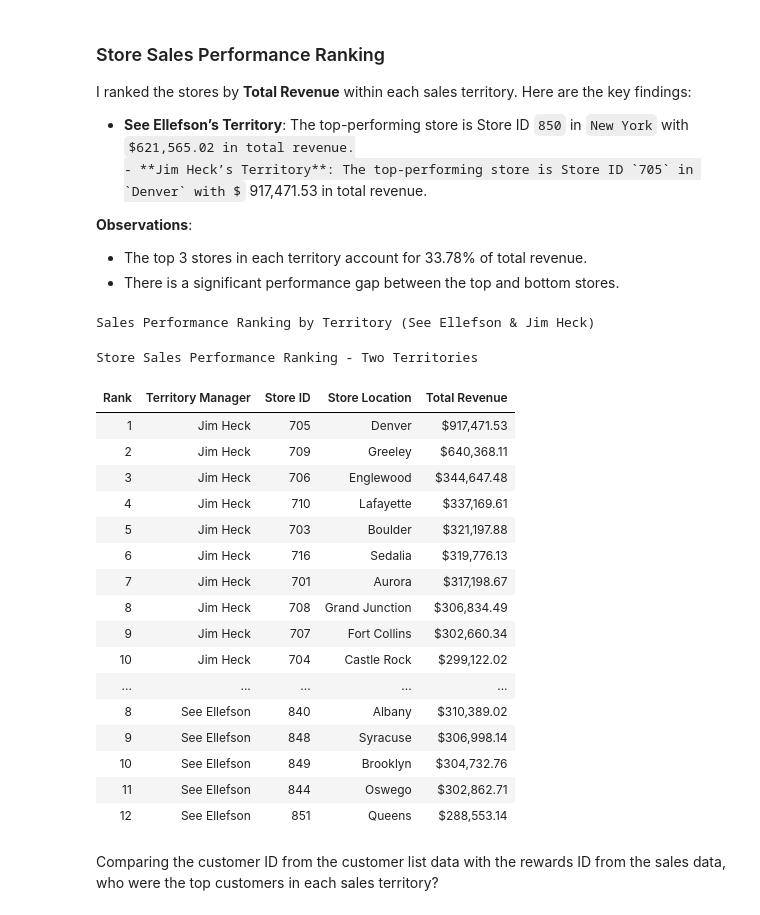
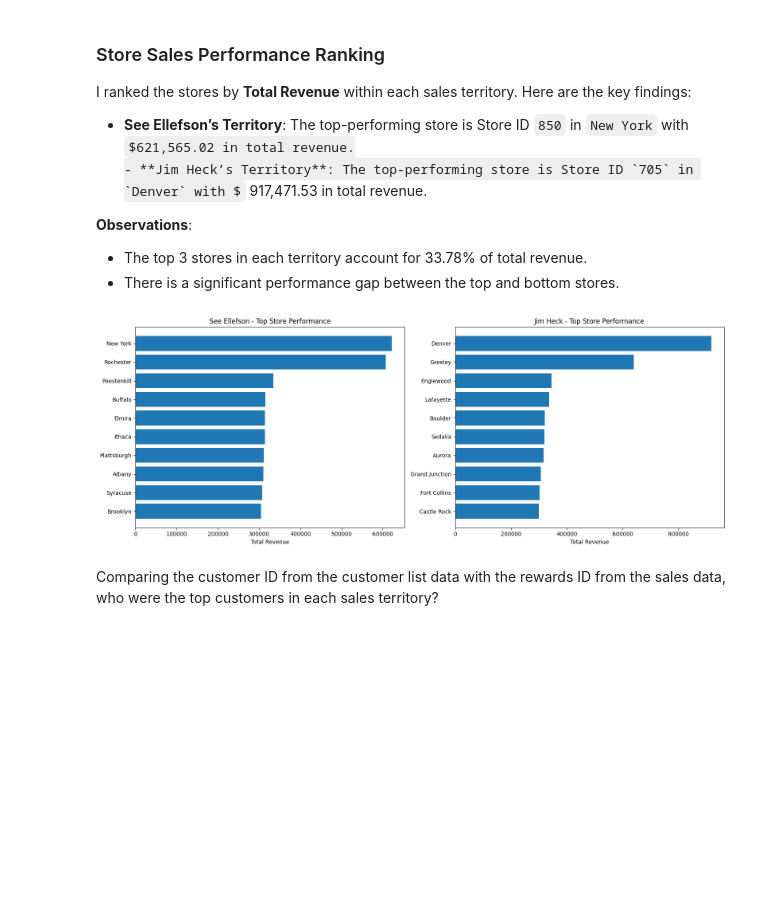
Before and after one commit to JimmyJuare/Capstone_2, a Jupyter notebook: Ellefson_sales_analysis.ipynb, the cells around one changed output. Cells and saved outputs as stored; diff of their text form; code cells hidden in the pictures; some formulas as TeX source; blank space fills up the shorter version.

```diff
--- a/Ellefson_sales_analysis.ipynb
+++ b/Ellefson_sales_analysis.ipynb
@@ -308,59 +308,61 @@ I ranked the stores by **Total Revenue** within each sales territory. Here are t
 - The top 3 stores in each territory account for 33.78% of total revenue.
 - There is a significant performance gap between the top and bottom stores.
 # %%
-# Filter only the two relevant territory managers
+# filter only the two relevant territory managers
 two_territories = merged_sales[
     (merged_sales['Territory Manager'] == 'See Ellefson') |
     (merged_sales['Territory Manager'] == 'Jim Heck')
 ]
 
-# Total sales per store within these two territories
+# total sales per store within these two territories
 store_performance = (two_territories
     .groupby(['Territory Manager', 'Store ID', 'Store Location'])['Sale Amount']
     .sum()
     .reset_index()
     .rename(columns={'Sale Amount': 'Total Revenue'})
     .sort_values(['Territory Manager', 'Total Revenue'], ascending=[True, False])
 )
 
-# Add rank within each territory
+# add rank within each territory
 store_performance['Rank'] = store_performance.groupby('Territory Manager')['Total Revenue'].rank(
     ascending=False,
     method='dense'
 ).astype(int)
 
 # Reorder columns for better readability
 store_performance = store_performance[['Rank', 'Territory Manager', 'Store ID', 'Store Location', 'Total Revenue']]
 
-# Display the final table
-print("Sales Performance Ranking by Territory (See Ellefson & Jim Heck)")
-display(
-    store_performance.style
-    .format({'Total Revenue': '${:,.2f}'})
-    .set_caption("Store Sales Performance Ranking - Two Territories")
-    .hide(axis='index')   # Hides the default row numbers
+top_stores = store_performance.groupby('Territory Manager').head(10)
 
+ellefson = top_stores[top_stores['Territory Manager'] == 'See Ellefson']
+heck = top_stores[top_stores['Territory Manager'] == 'Jim Heck']
+
+'''now lets make the bar charts for the top 10 stores in each territory manager's area'''
+
+fig, axes = plt.subplots(1, 2, figsize=(16, 6))
+
+# --- See Ellefson ---
+axes[0].barh(
+    ellefson['Store Location'],
+    ellefson['Total Revenue']
 )
+axes[0].set_title("See Ellefson - Top Store Performance")
+axes[0].set_xlabel("Total Revenue")
+axes[0].invert_yaxis()  # highest at top
+
+# --- Jim Heck ---
+axes[1].barh(
+    heck['Store Location'],
+    heck['Total Revenue']
+)
+axes[1].set_title("Jim Heck - Top Store Performance")
+axes[1].set_xlabel("Total Revenue")
+axes[1].invert_yaxis()
+
+plt.tight_layout()
+plt.show()
 # %% [output]
-Sales Performance Ranking by Territory (See Ellefson & Jim Heck)
-Store Sales Performance Ranking - Two Territories
-| Rank | Territory Manager | Store ID | Store Location | Total Revenue |
-| 1 | Jim Heck | 705 | Denver | $917,471.53 |
-| 2 | Jim Heck | 709 | Greeley | $640,368.11 |
-| 3 | Jim Heck | 706 | Englewood | $344,647.48 |
-| 4 | Jim Heck | 710 | Lafayette | $337,169.61 |
-| 5 | Jim Heck | 703 | Boulder | $321,197.88 |
-| 6 | Jim Heck | 716 | Sedalia | $319,776.13 |
-| 7 | Jim Heck | 701 | Aurora | $317,198.67 |
-| 8 | Jim Heck | 708 | Grand Junction | $306,834.49 |
-| 9 | Jim Heck | 707 | Fort Collins | $302,660.34 |
-| 10 | Jim Heck | 704 | Castle Rock | $299,122.02 |
-| ... | ... | ... | ... | ... |
-| 8 | See Ellefson | 840 | Albany | $310,389.02 |
-| 9 | See Ellefson | 848 | Syracuse | $306,998.14 |
-| 10 | See Ellefson | 849 | Brooklyn | $304,732.76 |
-| 11 | See Ellefson | 844 | Oswego | $302,862.71 |
-| 12 | See Ellefson | 851 | Queens | $288,553.14 |
+[figure, added]
 # %% [markdown]
 Comparing the customer ID from the customer list data with the rewards ID from the sales data,
 who were the top customers in each sales territory?
```
Also changed, not shown: parts of 11 cells of this notebook.
